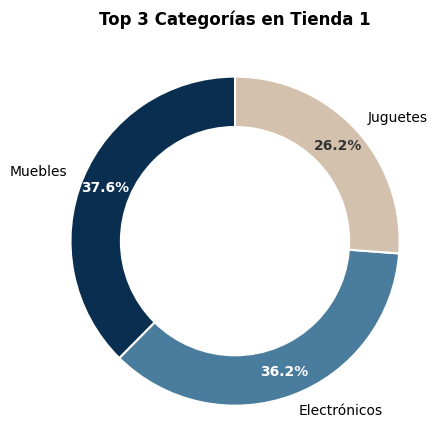
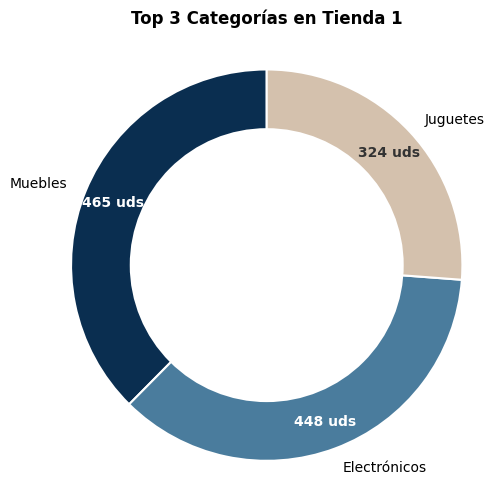
The notebook cell's code change between the first figure and the second:
--- before
+++ after
@@ -14,9 +14,12 @@
   print(cantidad_productos)
 #Grafico dentro del for para que salga la gráfica.
-  plt.figure(figsize=(4.5, 4.5))
+  plt.figure(figsize=(5, 5))
+#Se extraen los valores de la tabla (cuantos muebles, juguete, etc., se vendieron)
+  valores_reales = cantidad_productos.iloc[:, 1].tolist()
+
   patches, texts, autotexts = plt.pie(cantidad_productos.iloc[:,1],
                                       labels=cantidad_productos.iloc[:,0],
                                       colors=colores_dona,
-                                      autopct='%1.1f%%',
+                                      autopct="",
                                       startangle=90,
                                       pctdistance=0.85,
@@ -31,4 +34,6 @@
   #Cambiar el color de los números para que resalte
   for i, a in enumerate(autotexts):
+    a.set_text(f"{int(valores_reales[i])} uds"),
+    a.set_weight('bold')
     if i < 2:
       a.set_color('white')

Commit: Corrección de valores en los gráficos de dona